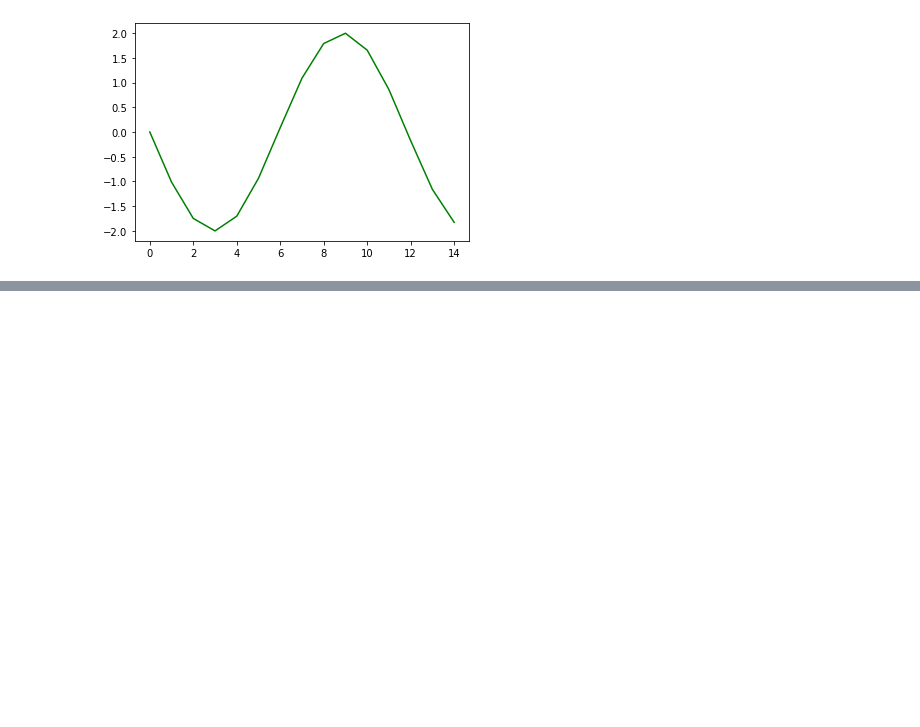
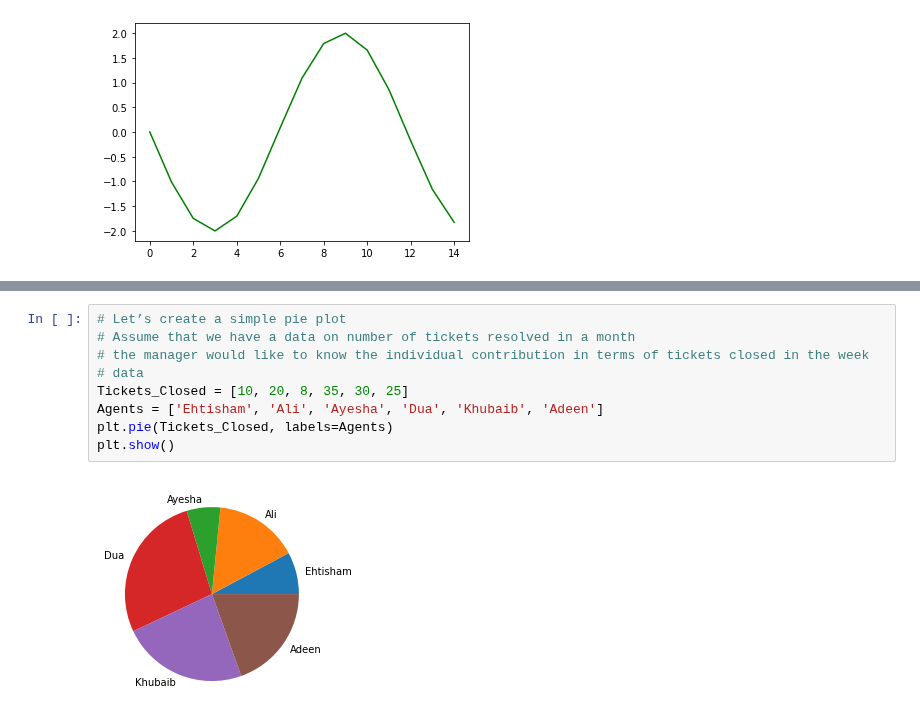
Before and after one commit to tayyabsarfraz/Introduction-to-Data-Analyst-and-Data-Science, a Jupyter notebook: Module no 02- Python for Data Scientists/03 - Data Visualization with Matplotlib and Seaborn/Lec-2.23(Introduction to Data Visualization - 00).ipynb, the cells around one changed output, grey strips where cells are left out. Cells and saved outputs as stored; diff of their text form; blank space fills up the shorter version.

Commit message:
Module no 02 - Python for Data Scientists

```diff
--- a/Module no 02- Python for Data Scientists/03 - Data Visualization with Matplotlib and Seaborn/Lec-2.23(Introduction to Data Visualization - 00).ipynb
+++ b/Module no 02- Python for Data Scientists/03 - Data Visualization with Matplotlib and Seaborn/Lec-2.23(Introduction to Data Visualization - 00).ipynb
@@ -504,0 +524,11 @@ plt.show()
+# %%
+# Let’s create a simple pie plot
+# Assume that we have a data on number of tickets resolved in a month
+# the manager would like to know the individual contribution in terms of tickets closed in the week
+# data
+Tickets_Closed = [10, 20, 8, 35, 30, 25]
+Agents = ['Ehtisham', 'Ali', 'Ayesha', 'Dua', 'Khubaib', 'Adeen']
+plt.pie(Tickets_Closed, labels=Agents)
+plt.show()
+# %% [output]
+[figure, added]
```
Also changed, not shown: parts of 38 cells of this notebook.
